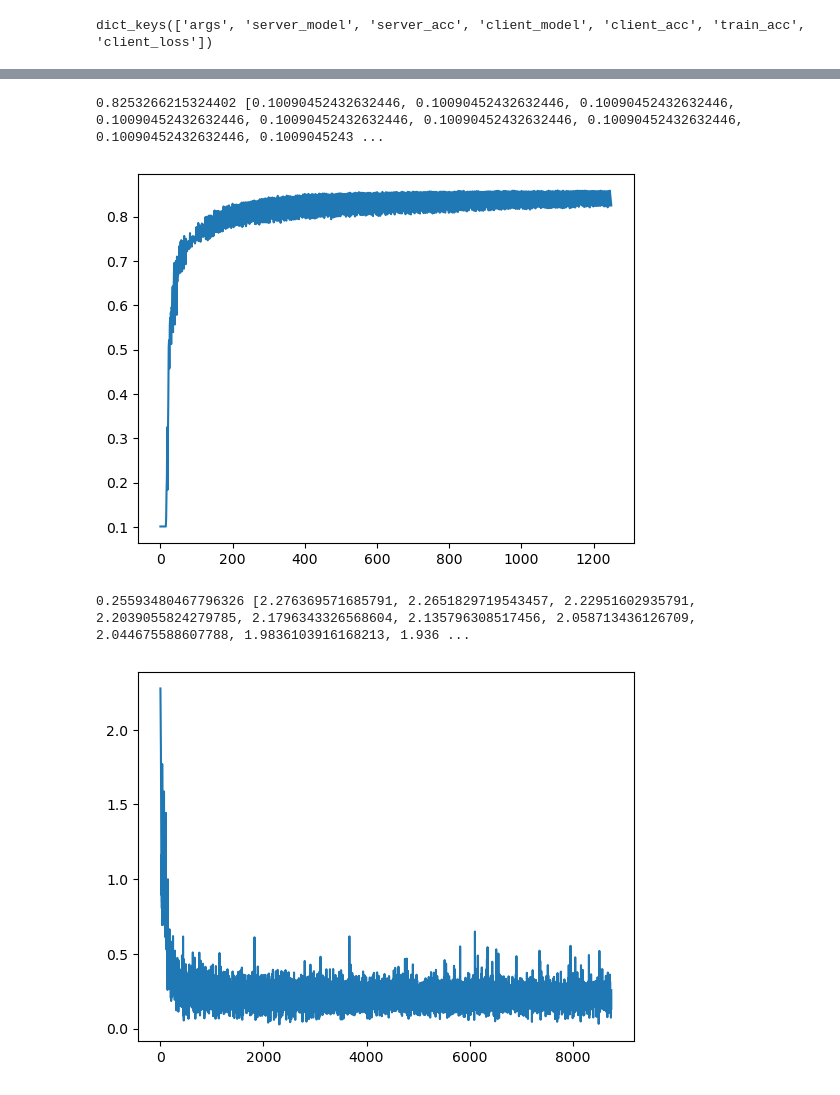
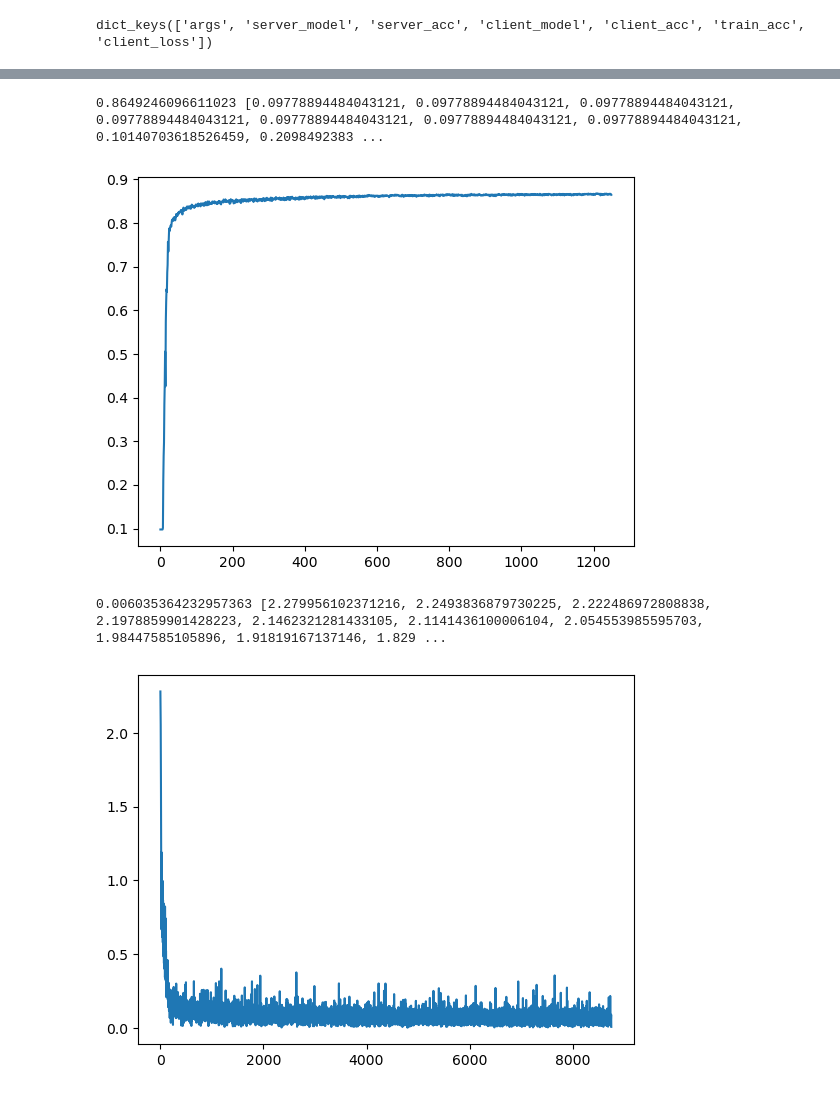
Before and after one commit to Haifeng-Dai/hybrid_fed, a Jupyter notebook: plot.ipynb, the cells around one changed output, grey strips where cells are left out. Cells and saved outputs as stored; diff of their text form; code cells hidden in the pictures.

```diff
--- a/plot.ipynb
+++ b/plot.ipynb
@@ -14,7 +14,7 @@ plt.style.use('default')
 4: 服务器单独训练，使用公开数据 0.869
 '''
 
-file_path = './res/mnist_model_1_algo_2/alpha_0.5_T_6/server_commu_50_client_commu_5_client_train_5_batch_size_160_num_all_client_9_num_all_server_3_num_client_data_1200_num_public_data_50_proportion_0.8.pt'
+file_path = './res/mnist_model_1_algo_3/alpha_0.5_T_6/server_commu_50_client_commu_5_client_train_5_batch_size_160_num_all_client_9_num_all_server_3_num_client_data_1200_num_public_data_50_proportion_0.8.pt'
 data = torch.load(file_path, map_location='cpu')
 
 print(data.keys())
@@ -43,20 +43,20 @@ plt.plot(x, y)
 print(y[-1], list(y))
 plt.show()
 # %% [output]
-0.8253266215324402 [0.10090452432632446, 0.10090452432632446, 0.10090452432632446, 0.10090452432632446, 0.10090452432632446, 0.10090452432632446, 0.10090452432632446, 0.10090452432632446, 0.1009045243 ...
+0.8649246096611023 [0.09778894484043121, 0.09778894484043121, 0.09778894484043121, 0.09778894484043121, 0.09778894484043121, 0.09778894484043121, 0.09778894484043121, 0.10140703618526459, 0.2098492383 ...
-[figure, old version]
+[figure, new version]
 # %%
 client_loss = data['client_loss']
 num_line = len(client_loss[0])
 x = numpy.arange(num_line)
-i = 0
+i = 5
 y = numpy.array(client_loss[i])
 plt.plot(x, y)
 print(y[-1], list(y))
 plt.show()
 # %% [output]
-0.25593480467796326 [2.276369571685791, 2.2651829719543457, 2.22951602935791, 2.2039055824279785, 2.1796343326568604, 2.135796308517456, 2.058713436126709, 2.044675588607788, 1.9836103916168213, 1.936 ...
+0.006035364232957363 [2.279956102371216, 2.2493836879730225, 2.222486972808838, 2.1978859901428223, 2.1462321281433105, 2.1141436100006104, 2.054553985595703, 1.98447585105896, 1.91819167137146, 1.829 ...
-[figure, old version]
+[figure, new version]
 # %%
 train_acc = data['train_acc']
 num_line = len(train_acc[0])
```
Also changed, not shown: parts of 2 cells of this notebook, 13 other files.
